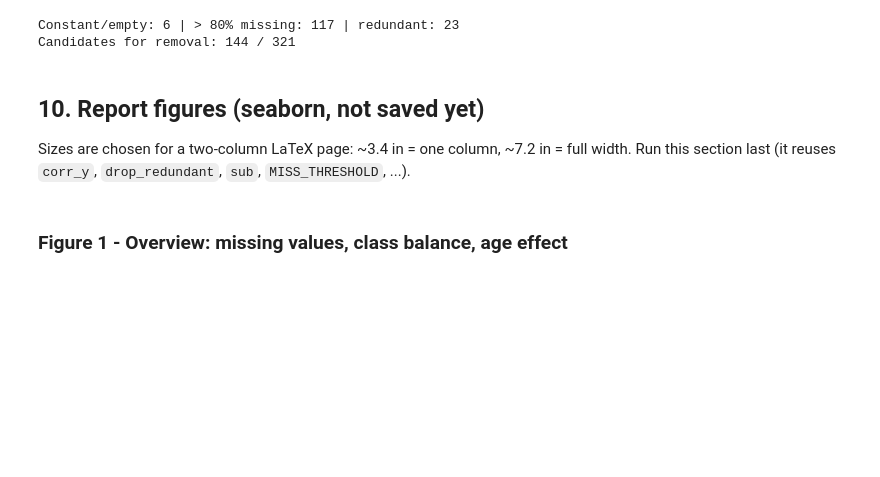
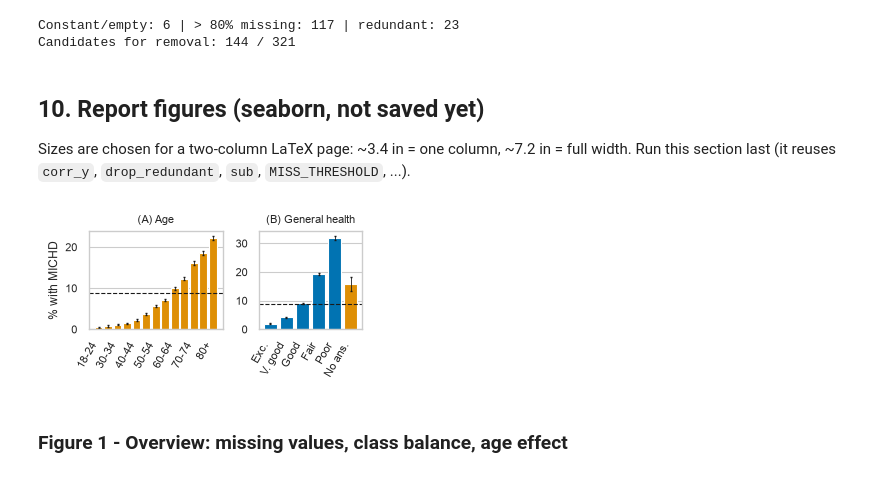
Before and after one commit to Ella1807/EPFL-Machine-Learning-Course-CS-433-Project-1, a Jupyter notebook: eda.ipynb, the cells around one changed output. Drawn from its saved outputs; the diff is of its cells as text; code cells hidden in the pictures; blank space fills up the shorter version.

```diff
--- a/eda.ipynb
+++ b/eda.ipynb
@@ -343,6 +343,43 @@ def rate_ci(mask, y):
     """P(y=1) and 95% half-width (normal approximation) for the rows selected by mask."""
     r = y[mask].mean()
     return r, 1.96 * np.sqrt(r * (1 - r) / mask.sum())
+# %%
+AGE_LABELS = ["18-24", "25-29", "30-34", "35-39", "40-44", "45-49", "50-54",
+              "55-59", "60-64", "65-69", "70-74", "75-79", "80+"]       # _AGEG5YR codes 1..13
+GH_LABELS = ["Exc.", "V. good", "Good", "Fair", "Poor", "No ans."]
+
+SAVE_FIGS =True
+
+age = x_rec[:, name2idx["_AGEG5YR"]]
+gh = x_rec[:, name2idx["GENHLTH"]]
+
+fig, ax = plt.subplots(1, 2, figsize=(3.4, 1.9), gridspec_kw={"width_ratios": [1.3, 1]})
+
+
+st = np.array([rate_ci(age == c, y01) for c in range(1, 14)]) * 100
+ax[0].bar(np.arange(13), st[:, 0], color=C_POS)
+ax[0].errorbar(np.arange(13), st[:, 0], yerr=st[:, 1], fmt="none", ecolor="k", capsize=1, lw=0.6)
+ax[0].axhline(p * 100, color="k", ls="--", lw=0.8)
+ax[0].set_xticks(np.arange(0, 13, 2))                       # une etiquette sur deux, pour la lisibilite
+ax[0].set_xticklabels(AGE_LABELS[::2], rotation=60, ha="right")
+ax[0].grid(axis="x", visible=False)
+ax[0].set_title("(A) Age", fontsize=8)
+ax[0].set_ylabel("% with MICHD")
+
+# (B) taux de MICHD par sante generale ("No ans." = NaN apres recodage)
+masks = [gh == c for c in (1, 2, 3, 4, 5)] + [np.isnan(gh)]
+st = np.array([rate_ci(m, y01) for m in masks]) * 100
+ax[1].bar(np.arange(6), st[:, 0], color=[C_NEG] * 5 + [C_POS])
+ax[1].errorbar(np.arange(6), st[:, 0], yerr=st[:, 1], fmt="none", ecolor="k", capsize=1, lw=0.6)
+ax[1].axhline(p * 100, color="k", ls="--", lw=0.8)
+ax[1].set_xticks(np.arange(6))
+ax[1].set_xticklabels(GH_LABELS, rotation=60, ha="right")
+ax[1].grid(axis="x", visible=False)
+ax[1].set_title("(B) General health", fontsize=8)
+
+finish(fig, "fig1_compact")
+# %% [output]
+[figure, added]
 # %% [markdown]
 ### Figure 1 - Overview: missing values, class balance, age effect
 # %%
```
Also changed, not shown: parts of 2 cells of this notebook, 2 other files.
